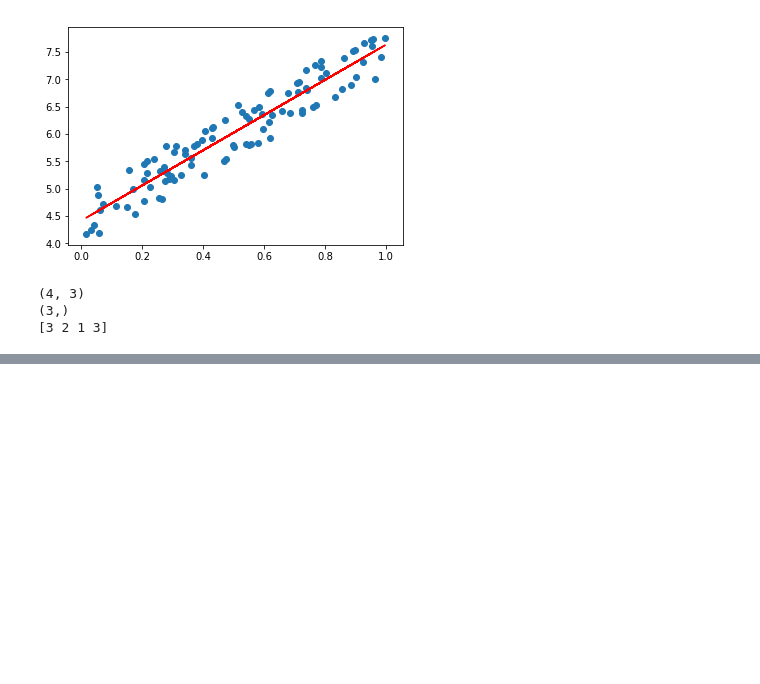
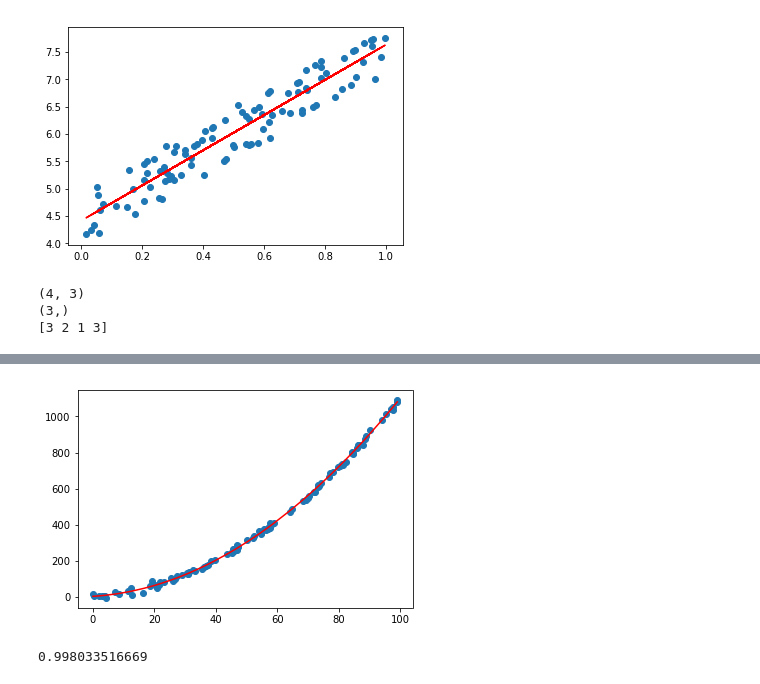
Before and after one commit to nitish-jaipuria/Udemy-Courses, a Jupyter notebook: Deep Learning Prerequisites - Udemy.ipynb, the cells around one changed output, grey strips where cells are left out. Drawn from its saved outputs; the diff is of its cells as text; code cells hidden in the pictures; blank space fills up the shorter version.

```diff
--- a/Deep Learning Prerequisites - Udemy.ipynb
+++ b/Deep Learning Prerequisites - Udemy.ipynb
@@ -340,0 +367,47 @@ np.ones(len(data))
+# %%
+from mpl_toolkits.mplot3d import Axes3D
+
+data = pd.read_csv("F:\\DATA SCIENCE\\Udemy\\Deep Learning Prerequisites\\machine_learning_examples-master\\linear_regression_class\\data_poly.csv",
+               header = None )
+
+data.columns = ['x','y']
+
+X = data[['x']]
+X['x^2'] = data['x']**2
+X['c'] = 1
+
+y = data['y']
+
+plt.scatter(X['x'],y)
+
+X_t = np.transpose(X)
+
+w = np.linalg.solve( np.dot(X_t,X), np.dot(X_t,y) )
+
+plt.plot(sorted(X['x']),sorted(np.dot(X,w)), color='red')
+plt.show()
+# %% [output]
+[figure, added]
+# %%
+
+data = pd.read_csv("F:\\DATA SCIENCE\\Udemy\\Deep Learning Prerequisites\\machine_learning_examples-master\\linear_regression_class\\data_2d.csv",
+               header = None )
+
+data.columns = ['x1','x2', 'y']
+
+X = data[['x1','x2']]
+X['x3'] = np.random.rand(len(data))
+X['c'] = 1
+
+X_t = np.transpose(X)
+
+y = data['y']
+w = np.linalg.solve(np.dot(X_t,X), np.dot(X_t,y))
+
+yhat = np.dot(X,w)
+
+r2 = 1 - ( np.dot(y-yhat,y-yhat)/np.dot(y-np.mean(y),y-np.mean(y)) )
+
+print(r2)
+# %% [output]
+0.998033516669
```
Also changed, not shown: parts of 3 cells of this notebook.
